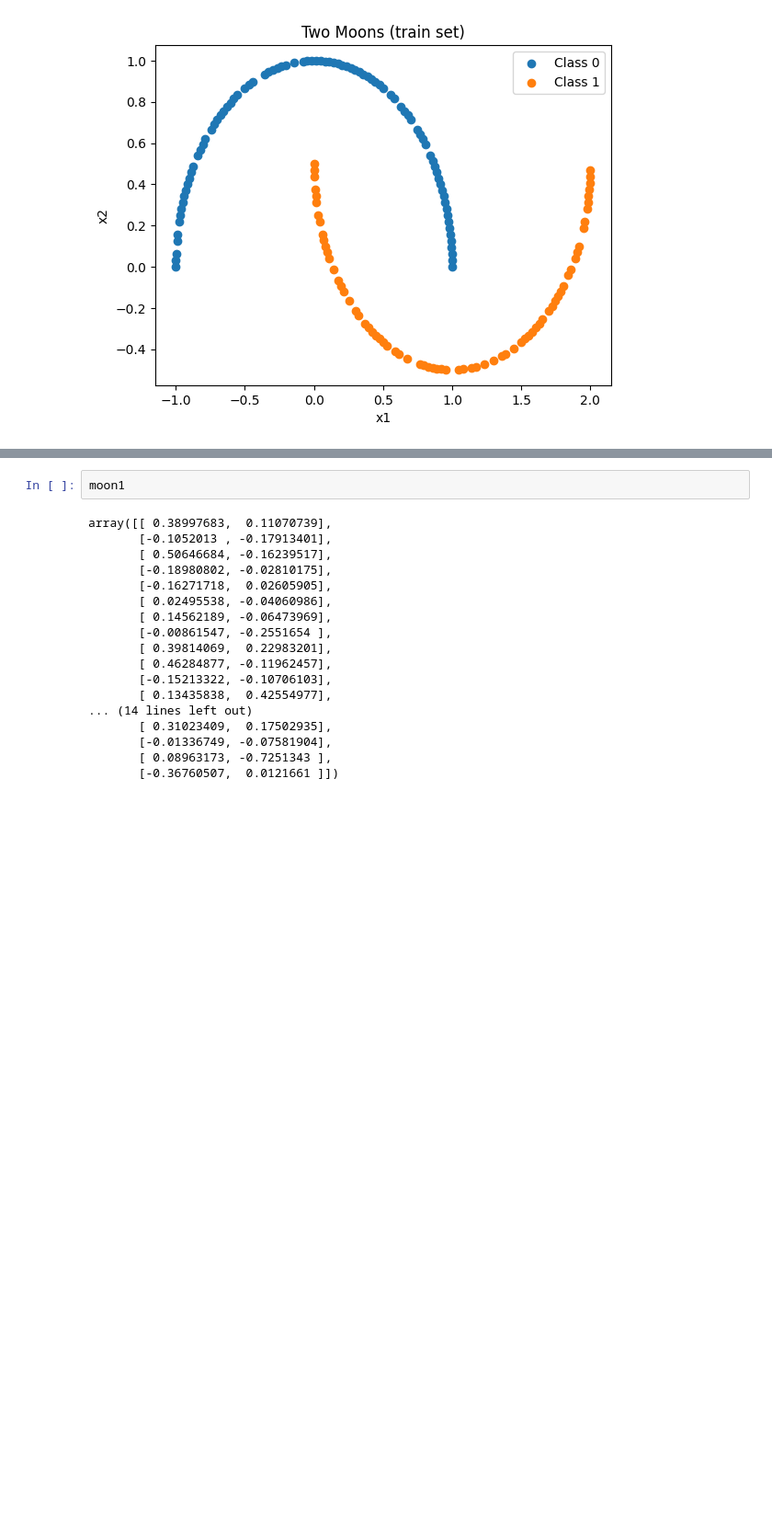
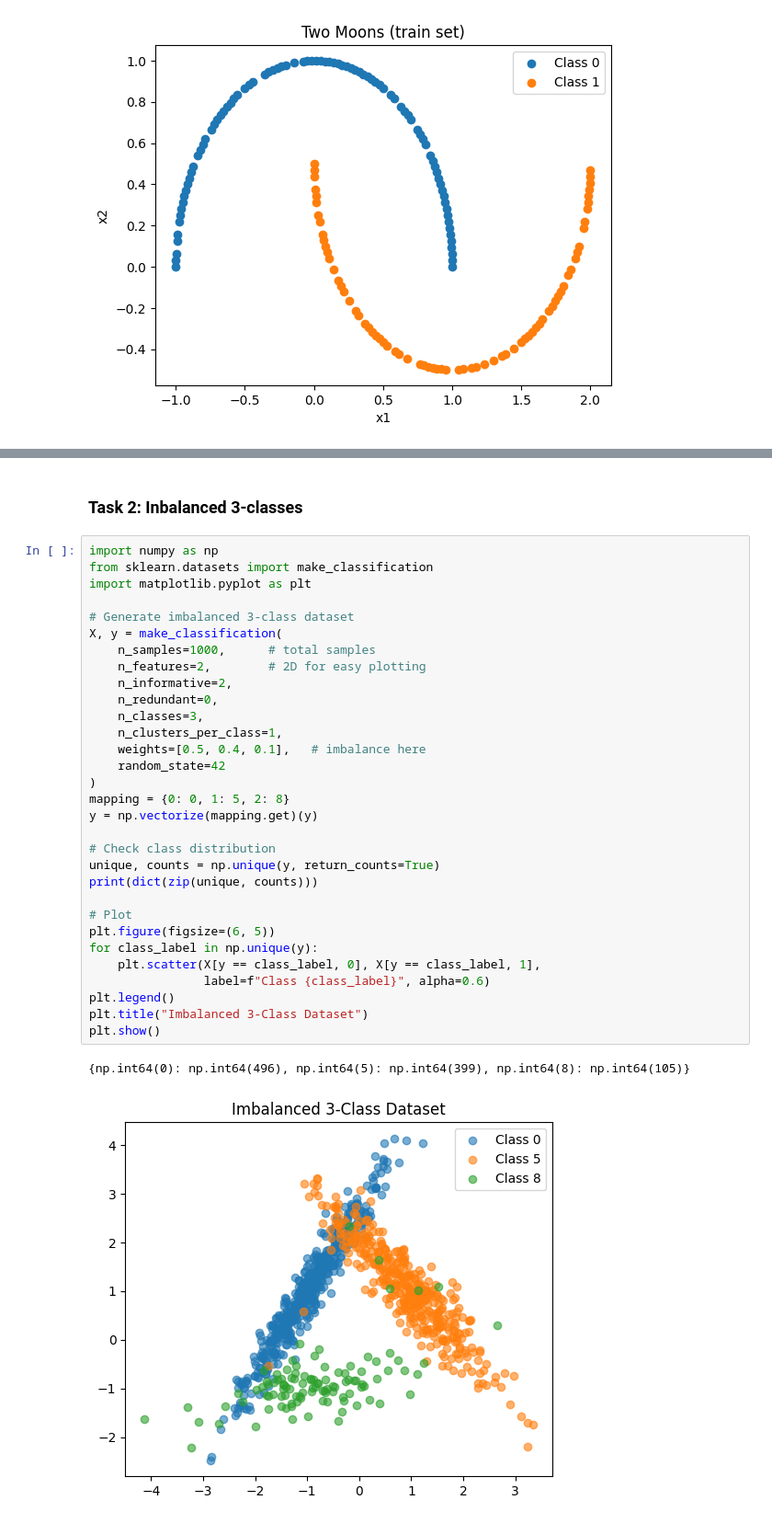
Before and after one commit to x35yao/ml-from-scratch, a Jupyter notebook: examples/random_forest_classifier_demo.ipynb, the cells around one changed output, grey strips where cells are left out. Shown: that part at 92% size. Drawn from its saved outputs; the diff is of its cells as text; blank space fills up the shorter version.

```diff
--- a/examples/random_forest_classifier_demo.ipynb
+++ b/examples/random_forest_classifier_demo.ipynb
@@ -65,20 +65,36 @@ Test score is 0.9375
+# %% [markdown]
+### Task 2: Inbalanced 3-classes
 # %%
-moon1
+import numpy as np
+from sklearn.datasets import make_classification
+import matplotlib.pyplot as plt
+
+# Generate imbalanced 3-class dataset
+X, y = make_classification(
+    n_samples=1000,      # total samples
+    n_features=2,        # 2D for easy plotting
+    n_informative=2,
+    n_redundant=0,
+    n_classes=3,
+    n_clusters_per_class=1,
+    weights=[0.5, 0.4, 0.1],   # imbalance here
+    random_state=42
+)
+mapping = {0: 0, 1: 5, 2: 8}
+y = np.vectorize(mapping.get)(y)
+
+# Check class distribution
+unique, counts = np.unique(y, return_counts=True)
+print(dict(zip(unique, counts)))
+
+# Plot
+plt.figure(figsize=(6, 5))
+for class_label in np.unique(y):
+    plt.scatter(X[y == class_label, 0], X[y == class_label, 1],
+                label=f"Class {class_label}", alpha=0.6)
+plt.legend()
+plt.title("Imbalanced 3-Class Dataset")
+plt.show()
 # %% [output]
-array([[ 0.38997683,  0.11070739],
-       [-0.1052013 , -0.17913401],
-       [ 0.50646684, -0.16239517],
-       [-0.18980802, -0.02810175],
-       [-0.16271718,  0.02605905],
-       [ 0.02495538, -0.04060986],
-       [ 0.14562189, -0.06473969],
-       [-0.00861547, -0.2551654 ],
-       [ 0.39814069,  0.22983201],
-       [ 0.46284877, -0.11962457],
-       [-0.15213322, -0.10706103],
-       [ 0.13435838,  0.42554977],
-... (14 lines left out)
-       [ 0.31023409,  0.17502935],
-       [-0.01336749, -0.07581904],
-       [ 0.08963173, -0.7251343 ],
-       [-0.36760507,  0.0121661 ]])
+{np.int64(0): np.int64(496), np.int64(5): np.int64(399), np.int64(8): np.int64(105)}
+[figure, added]
```
Also changed, not shown: parts of 7 cells of this notebook.
